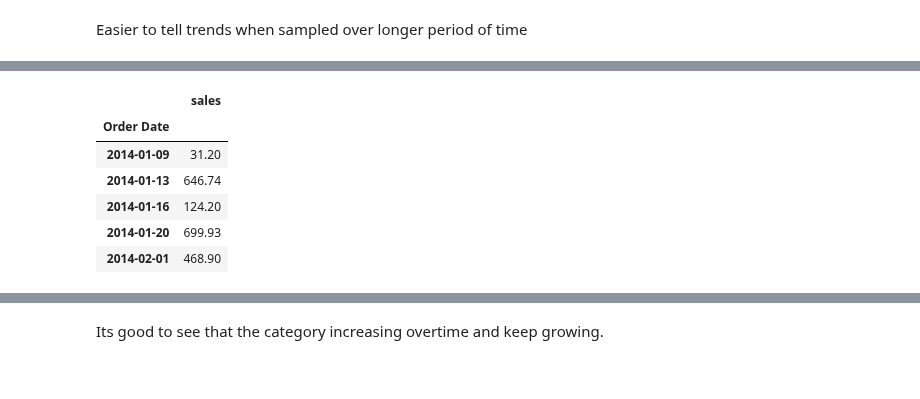
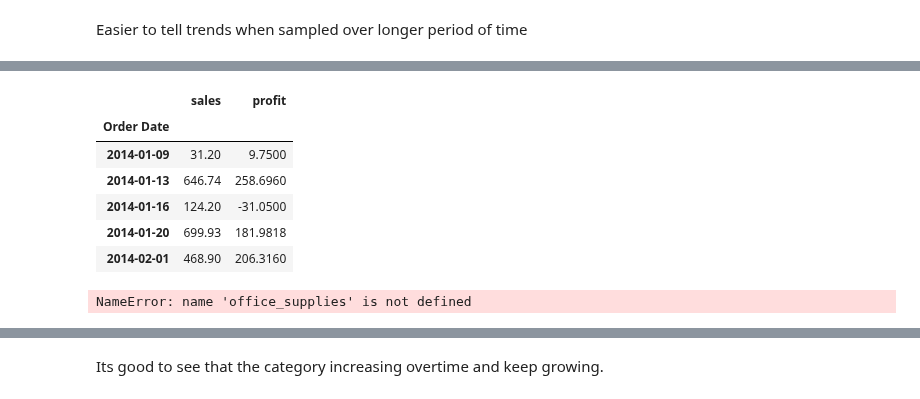
Before and after one commit to Kristofer-Rivera-and-Oliver-Ton/time_series_project, a Jupyter notebook: second_notebook.ipynb, the cells around one changed output, grey strips where cells are left out. Saved outputs shown, nothing was run; the diff lists cells and outputs as text; code cells hidden in the pictures.

```diff
--- a/second_notebook.ipynb
+++ b/second_notebook.ipynb
@@ -194,7 +153,8 @@ technology = train.loc[train['category'] == 'Technology']
 # %%
 office_supplies = office_supplies[['sales']]
 furniture = furniture[['sales']]
-technology = technology[['sales']]
+# %%
+technology = technology[['sales','profit']]
 # %%
 office_supplies = office_supplies.sort_values('Order Date')
 office_supplies = office_supplies.groupby('Order Date')['sales'].sum().reset_index()
@@ -224,17 +168,18 @@ furniture.head()
 # %%
 technology = technology.sort_values('Order Date')
-technology = technology.groupby('Order Date')['sales'].sum().reset_index()
+technology = technology.groupby('Order Date')['sales','profit'].sum().reset_index()
 technology = technology.set_index('Order Date')
 technology.head()
 # %% [output]
-|  | sales |
-| Order Date |  |
-| 2014-01-09 | 31.20 |
-| 2014-01-13 | 646.74 |
-| 2014-01-16 | 124.20 |
-| 2014-01-20 | 699.93 |
-| 2014-02-01 | 468.90 |
+|  | sales | profit |
+| Order Date |  |  |
+| 2014-01-09 | 31.20 | 9.7500 |
+| 2014-01-13 | 646.74 | 258.6960 |
+| 2014-01-16 | 124.20 | -31.0500 |
+| 2014-01-20 | 699.93 | 181.9818 |
+| 2014-02-01 | 468.90 | 206.3160 |
 # %%
 monthly_office = office_supplies['sales'].resample('M').mean()
 monthly_furniture = furniture['sales'].resample('M').mean()
-monthly_technology = technology['sales'].resample('M').mean()
+# %% [output]
+NameError: name 'office_supplies' is not defined
```
Also changed, not shown: parts of 28 cells of this notebook.
